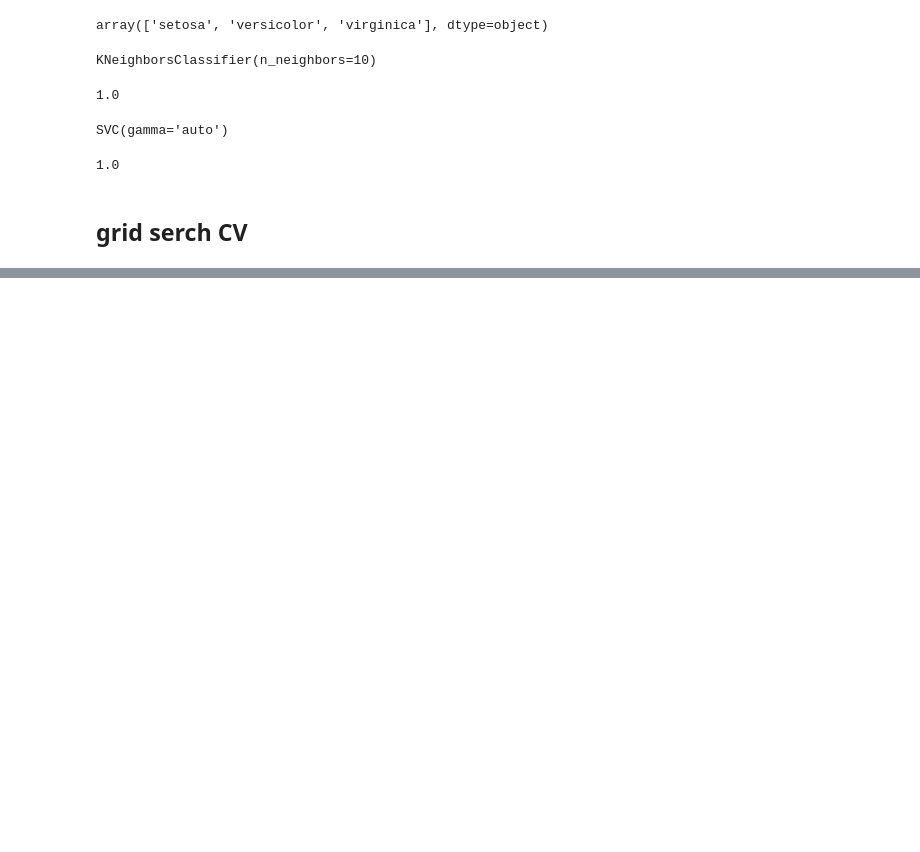
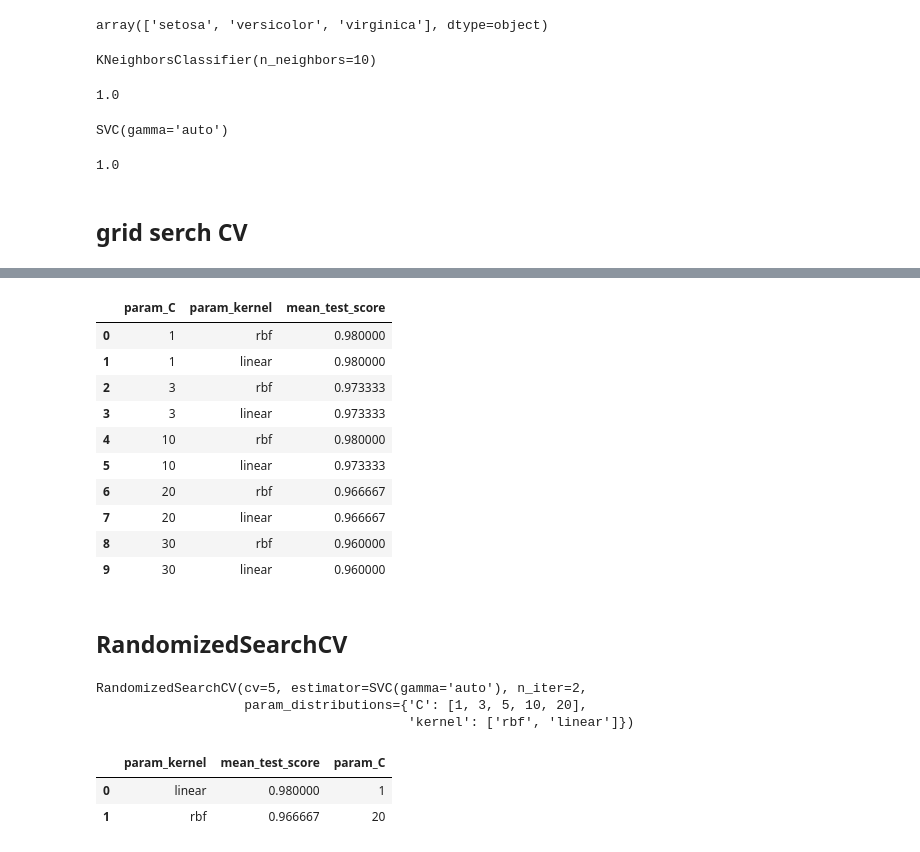
Before and after one commit to mks19992019-sudo/Ml-models, a Jupyter notebook: ML-model/grid_serch_cv.ipynb, the cells around one changed output, grey strips where cells are left out. Saved outputs shown, nothing was run; the diff lists cells and outputs as text; code cells hidden in the pictures; blank space fills up the shorter version.

Commit message:
RandomizedSerchCV

```diff
--- a/ML-model/grid_serch_cv.ipynb
+++ b/ML-model/grid_serch_cv.ipynb
@@ -70,0 +109,16 @@ TypeError: GridSearchCV.__init__() missing 1 required positional argument: 'para
+# %%
+result[['param_C','param_kernel','mean_test_score']]
+# %% [output]
+|  | param_C | param_kernel | mean_test_score |
+| 0 | 1 | rbf | 0.980000 |
+| 1 | 1 | linear | 0.980000 |
+| 2 | 3 | rbf | 0.973333 |
+| 3 | 3 | linear | 0.973333 |
+| 4 | 10 | rbf | 0.980000 |
+| 5 | 10 | linear | 0.973333 |
+| 6 | 20 | rbf | 0.966667 |
+| 7 | 20 | linear | 0.966667 |
+| 8 | 30 | rbf | 0.960000 |
+| 9 | 30 | linear | 0.960000 |
+# %% [markdown]
+## RandomizedSearchCV
@@ -70,0 +132,13 @@ TypeError: GridSearchCV.__init__() missing 1 required positional argument: 'para
+# %%
+Classifier_2.fit(X,y)
+# %% [output]
+RandomizedSearchCV(cv=5, estimator=SVC(gamma='auto'), n_iter=2,
+                   param_distributions={'C': [1, 3, 5, 10, 20],
+                                        'kernel': ['rbf', 'linear']})
+# %%
+
+pd.DataFrame(Classifier_2.cv_results_)[['param_kernel','mean_test_score','param_C']]
+# %% [output]
+|  | param_kernel | mean_test_score | param_C |
+| 0 | linear | 0.980000 | 1 |
+| 1 | rbf | 0.966667 | 20 |
```
Also changed, not shown: parts of 7 cells of this notebook.
